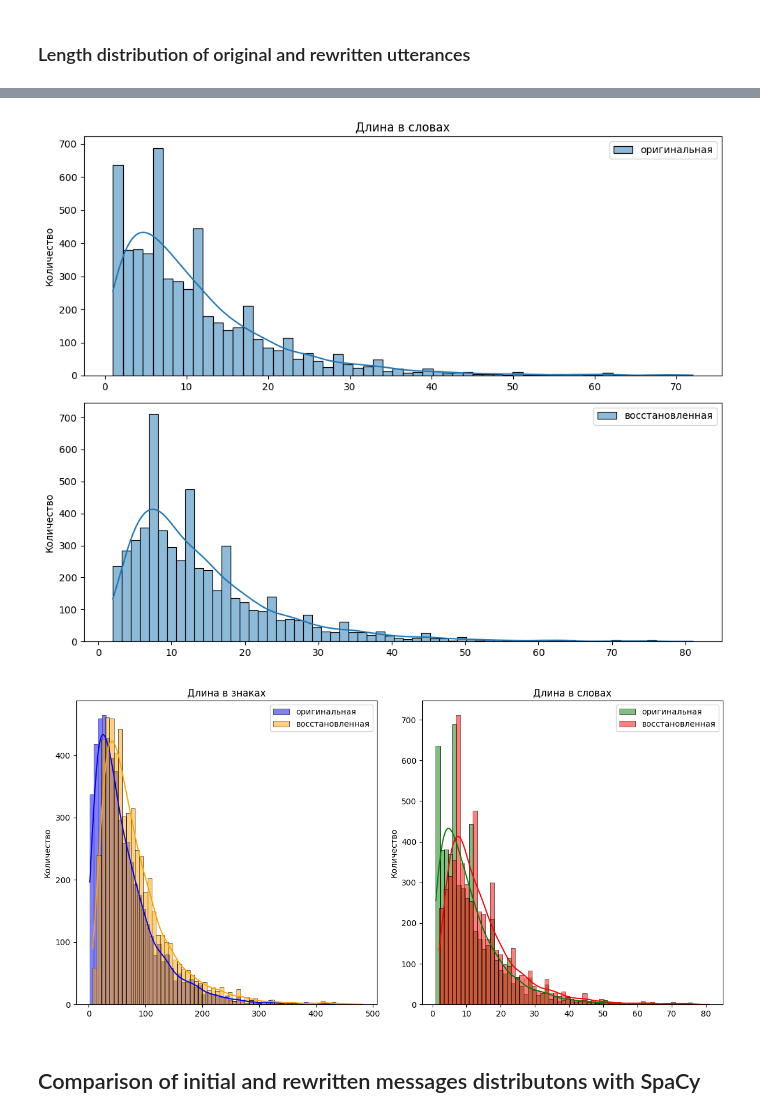
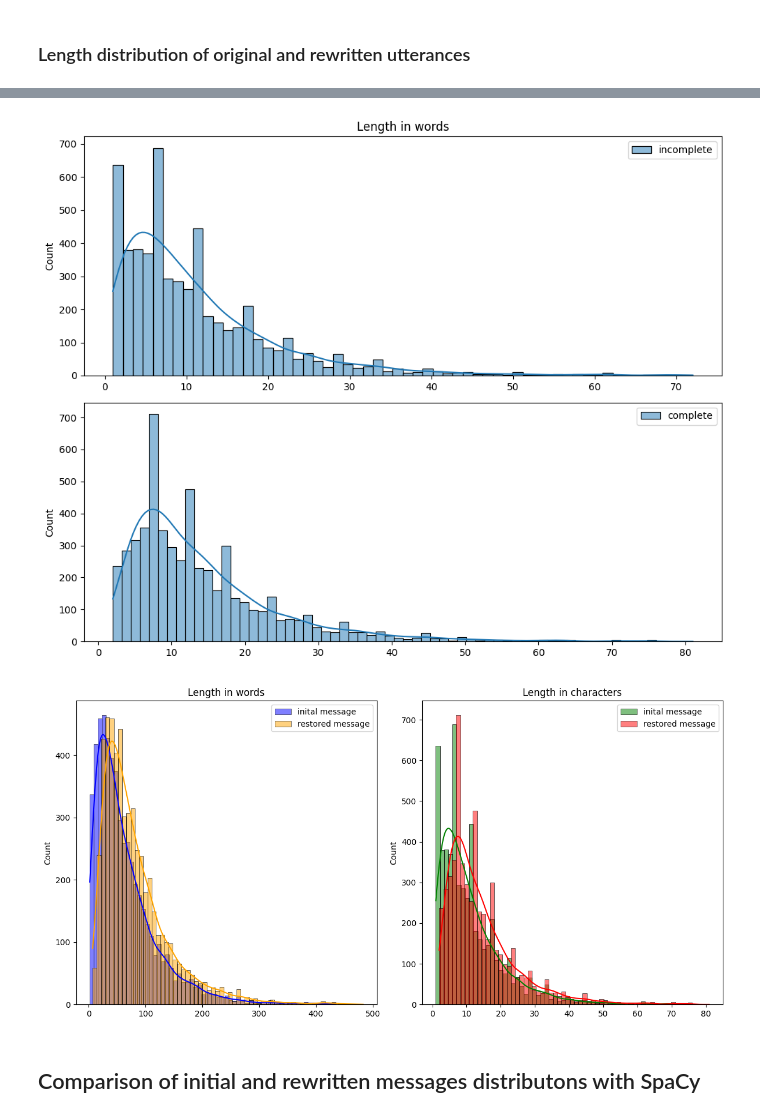
Before and after one commit to pa-shk/context_dependency_resolution, a Jupyter notebook: data/EDA_2RCa.ipynb, the cells around one changed output, grey strips where cells are left out. Drawn from its saved outputs; the diff is of its cells as text; code cells hidden in the pictures.

Commit message:
Add one more diagram for  EDA notebook

```diff
--- a/data/EDA_2RCa.ipynb
+++ b/data/EDA_2RCa.ipynb
@@ -171,44 +189,42 @@ pd.DataFrame({"Длина оригинальной реплики в знака
 | 75% | 87.000000 | 106.000000 | 15.000000 | 18.000000 |
 | max | 435.000000 | 483.000000 | 72.000000 | 81.000000 |
 # %%
-# Create a figure with two subplots arranged vertically
 fig, axes = plt.subplots(2, 1, figsize=(10, 8))
 
-# Plot the first histogram (original) on the top subplot
-sns.histplot(phrase_length_w, ax=axes[0], kde=True, label='оригинальная', alpha=0.5)
-axes[0].set_title('Длина в словах')
-axes[0].set_ylabel('Количество')
+
+sns.histplot(phrase_length_w, ax=axes[0], kde=True, label='incomplete', alpha=0.5)
+axes[0].set_title('Length in words')
+axes[0].set_ylabel('Count')
 axes[0].legend()
 
-# Plot the second histogram (rephrased) on the bottom subplot
-sns.histplot(rephrase_length_w, ax=axes[1], kde=True, label='восстановленная', alpha=0.5)
-axes[1].set_ylabel('Количество')
+sns.histplot(rephrase_length_w, ax=axes[1], kde=True, label='complete', alpha=0.5)
+axes[1].set_ylabel('Count')
 axes[1].legend()
 
-# Adjust layout and display
+
 plt.tight_layout()
 plt.show()
 # %% [output]
-[figure, old version]
+[figure, new version]
 # %%
 fig, axes = plt.subplots(1, 2, figsize=(12, 6))
 
-sns.histplot(phrase_length_ch, ax=axes[0], color='blue', kde=True, label='оригинальная', alpha=0.5)
-sns.histplot(rephrase_length_ch, ax=axes[0], color='orange', kde=True, label='восстановленная', alpha=0.5)
-axes[0].set_title('Длина в знаках')
-axes[0].set_ylabel('Количество')
+sns.histplot(phrase_length_ch, ax=axes[0], color='blue', kde=True, label='inital message', alpha=0.5)
+sns.histplot(rephrase_length_ch, ax=axes[0], color='orange', kde=True, label='restored message', alpha=0.5)
+axes[0].set_title('Length in words')
+axes[0].set_ylabel('Count')
 axes[0].legend()
 
-sns.histplot(phrase_length_w, ax=axes[1], color='green', kde=True, label='оригинальная', alpha=0.5)
-sns.histplot(rephrase_length_w, ax=axes[1], color='red', kde=True, label='восстановленная', alpha=0.5)
-axes[1].set_title('Длина в словах')
-axes[1].set_ylabel('Количество')
+sns.histplot(phrase_length_w, ax=axes[1], color='green', kde=True, label='inital message', alpha=0.5)
+sns.histplot(rephrase_length_w, ax=axes[1], color='red', kde=True, label='restored message', alpha=0.5)
+axes[1].set_title('Length in characters')
+axes[1].set_ylabel('Count')
 axes[1].legend()
 
 plt.tight_layout()
 plt.show()
 # %% [output]
-[figure, old version]
+[figure, new version]
 # %% [markdown]
 ## Comparison of initial and rewritten messages distributons with SpaCy
 # %% [markdown]
```
Also changed, not shown: parts of 15 cells of this notebook.
